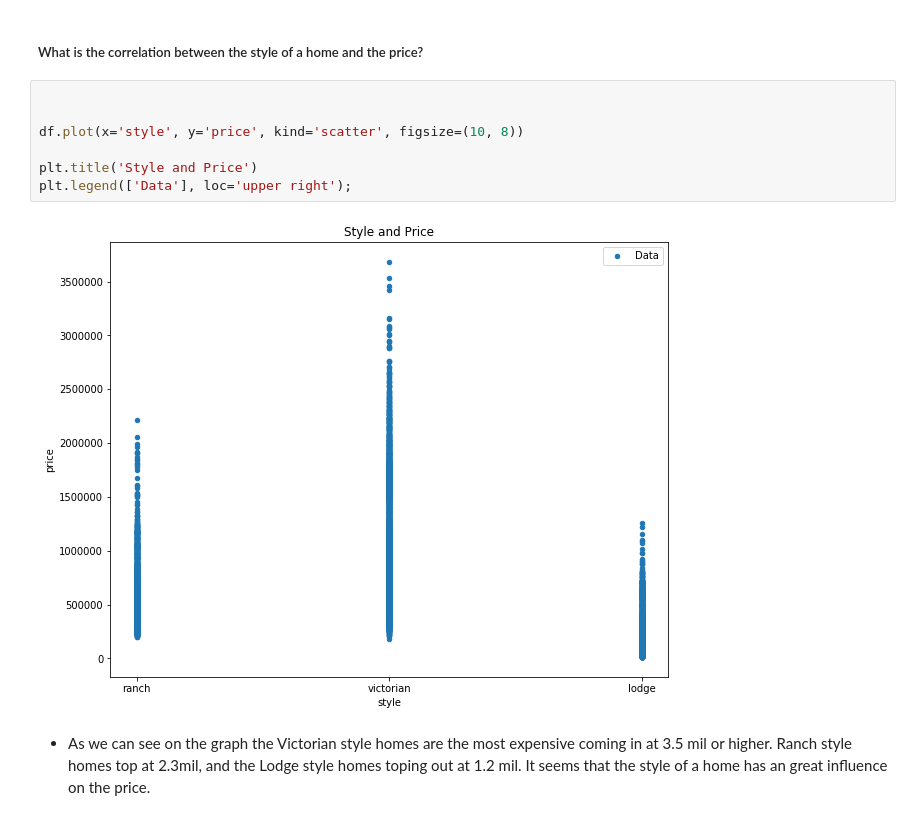
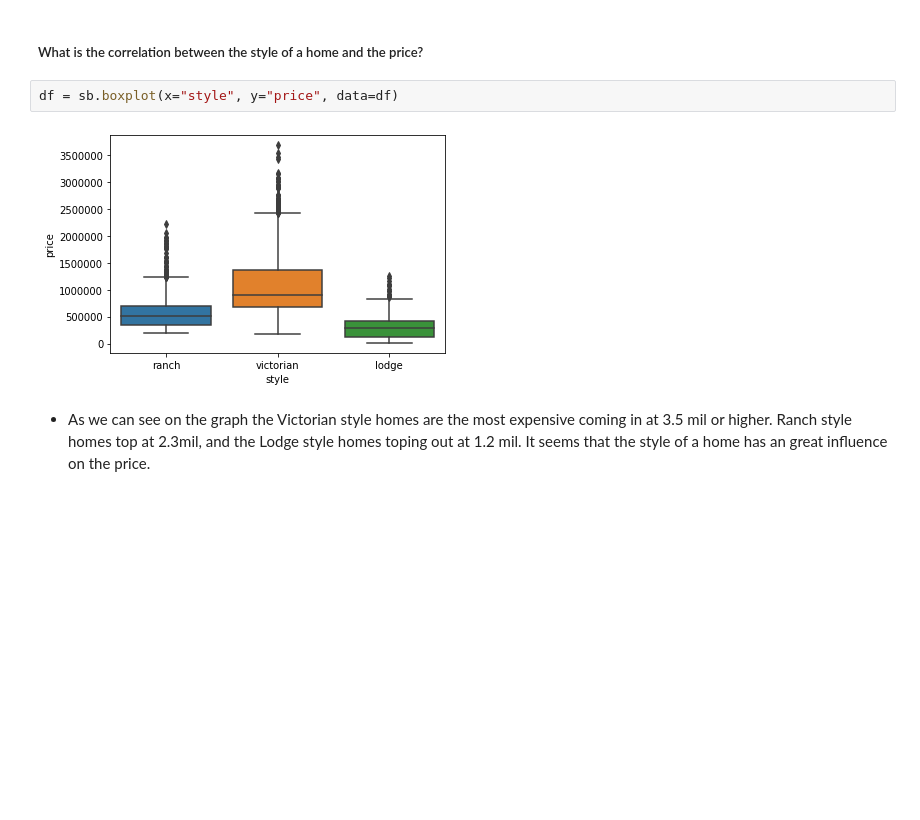
Before and after one commit to Nicoya1972/Data-Visualization, a Jupyter notebook: Data_Visualization.ipynb, the cells around one changed output. Drawn from its saved outputs; the diff is of its cells as text; blank space fills up the shorter version.

```diff
--- a/Data_Visualization.ipynb
+++ b/Data_Visualization.ipynb
@@ -108,15 +108,10 @@ plt.show()
 - This section  will investigate relationships between pairs of variables.
 # %% [markdown]
 ##### What is the correlation between the style of a home and the price?
-# %%
-
-
-df.plot(x='style', y='price', kind='scatter', figsize=(10, 8))
-
-plt.title('Style and Price')
-plt.legend(['Data'], loc='upper right');
-# %% [output]
-[figure, removed]
+# %%
+df = sb.boxplot(x="style", y="price", data=df)
+# %% [output]
+[figure, added]
 # %% [markdown]
 - As we can see on the graph the Victorian style homes are the most expensive coming in at 3.5 mil or higher.  Ranch style homes top at 2.3mil, and the Lodge style homes toping out at 1.2 mil.  It seems that the style of a home has an great influence on the price.
 # %% [markdown]
```
Also changed, not shown: parts of 4 cells of this notebook, 4 other files.
